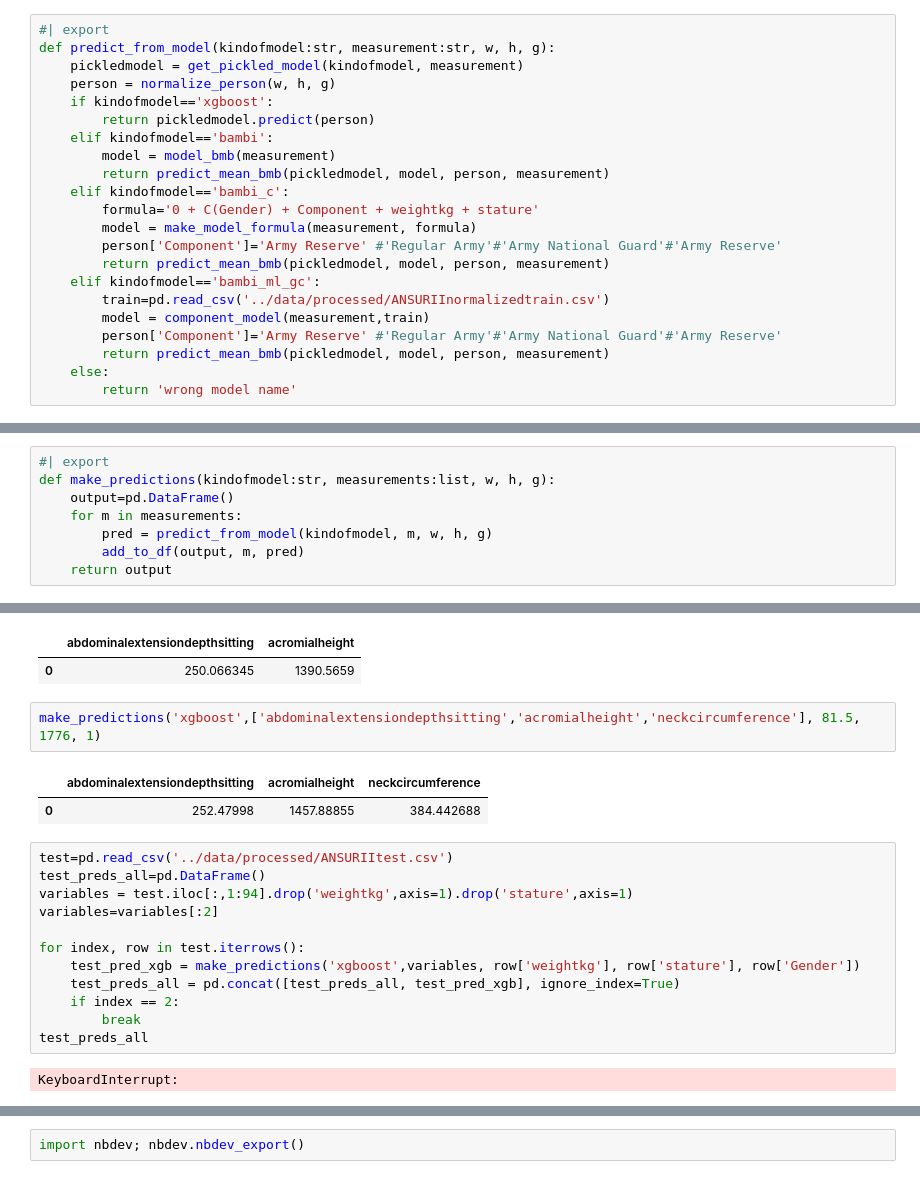
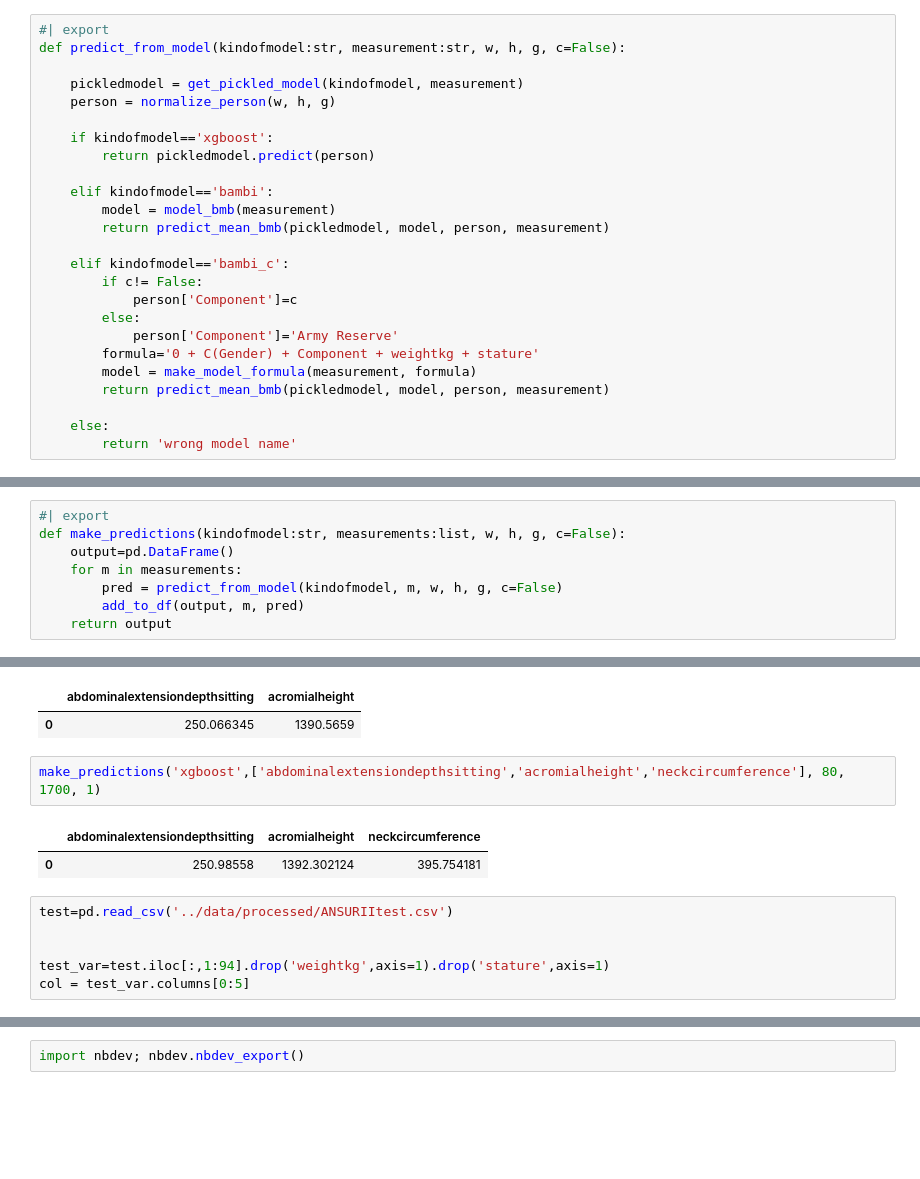
Before and after one commit to jobindjohn/anthromass, a Jupyter notebook: anthropmass/nbs/200_anthropometry.ipynb, the cells around one changed output, grey strips where cells are left out. Cells and saved outputs as stored; diff of their text form; blank space fills up the shorter version.

```diff
--- a/anthropmass/nbs/200_anthropometry.ipynb
+++ b/anthropmass/nbs/200_anthropometry.ipynb
@@ -37,23 +32,26 @@ Predict_from_model uses the pickled model and the normalized person to predict t
 # %%
 #| export
-def predict_from_model(kindofmodel:str, measurement:str, w, h, g):
+def predict_from_model(kindofmodel:str, measurement:str, w, h, g, c=False):
+
     pickledmodel = get_pickled_model(kindofmodel, measurement)
     person = normalize_person(w, h, g)
+
     if kindofmodel=='xgboost':
         return pickledmodel.predict(person)
+
     elif kindofmodel=='bambi':
         model = model_bmb(measurement)
         return predict_mean_bmb(pickledmodel, model, person, measurement)
+
     elif kindofmodel=='bambi_c':
+        if c!= False:
+            person['Component']=c
+        else:
+            person['Component']='Army Reserve'
         formula='0 + C(Gender) + Component + weightkg + stature'
         model = make_model_formula(measurement, formula)
-        person['Component']='Army Reserve' #'Regular Army'#'Army National Guard'#'Army Reserve'
         return predict_mean_bmb(pickledmodel, model, person, measurement)
-    elif kindofmodel=='bambi_ml_gc':
-        train=pd.read_csv('../data/processed/ANSURIInormalizedtrain.csv')
-        model = component_model(measurement,train)
-        person['Component']='Army Reserve' #'Regular Army'#'Army National Guard'#'Army Reserve'
-        return predict_mean_bmb(pickledmodel, model, person, measurement)
+
     else:
         return 'wrong model name'
 # %%
@@ -72,8 +70,8 @@ Here are all predictions made, the measurements are in a list
 # %%
 #| export
-def make_predictions(kindofmodel:str, measurements:list, w, h, g):
+def make_predictions(kindofmodel:str, measurements:list, w, h, g, c=False):
     output=pd.DataFrame()
     for m in measurements:
-        pred = predict_from_model(kindofmodel, m, w, h, g)
+        pred = predict_from_model(kindofmodel, m, w, h, g, c=False)
         add_to_df(output, m, pred)
     return output
@@ -98,21 +117,13 @@ make_predictions('bambi',['abdominalextensiondepthsitting','acromialheight'], 80
 |  | abdominalextensiondepthsitting | acromialheight |
 | 0 | 250.066345 | 1390.5659 |
 # %%
-make_predictions('xgboost',['abdominalextensiondepthsitting','acromialheight','neckcircumference'], 81.5, 1776, 1)
+make_predictions('xgboost',['abdominalextensiondepthsitting','acromialheight','neckcircumference'], 80, 1700, 1)
 # %% [output]
 |  | abdominalextensiondepthsitting | acromialheight | neckcircumference |
-| 0 | 252.47998 | 1457.88855 | 384.442688 |
+| 0 | 250.98558 | 1392.302124 | 395.754181 |
 # %%
 test=pd.read_csv('../data/processed/ANSURIItest.csv')
-test_preds_all=pd.DataFrame()
-variables = test.iloc[:,1:94].drop('weightkg',axis=1).drop('stature',axis=1)
-variables=variables[:2]
 
-for index, row in test.iterrows():
-    test_pred_xgb = make_predictions('xgboost',variables, row['weightkg'], row['stature'], row['Gender'])
-    test_preds_all = pd.concat([test_preds_all, test_pred_xgb], ignore_index=True)
-    if index == 2:
-        break
-test_preds_all
+
+test_var=test.iloc[:,1:94].drop('weightkg',axis=1).drop('stature',axis=1)
+col = test_var.columns[0:5]
-# %% [output]
-KeyboardInterrupt:
```
Also changed, not shown: parts of 11 cells of this notebook, 3 other files.
